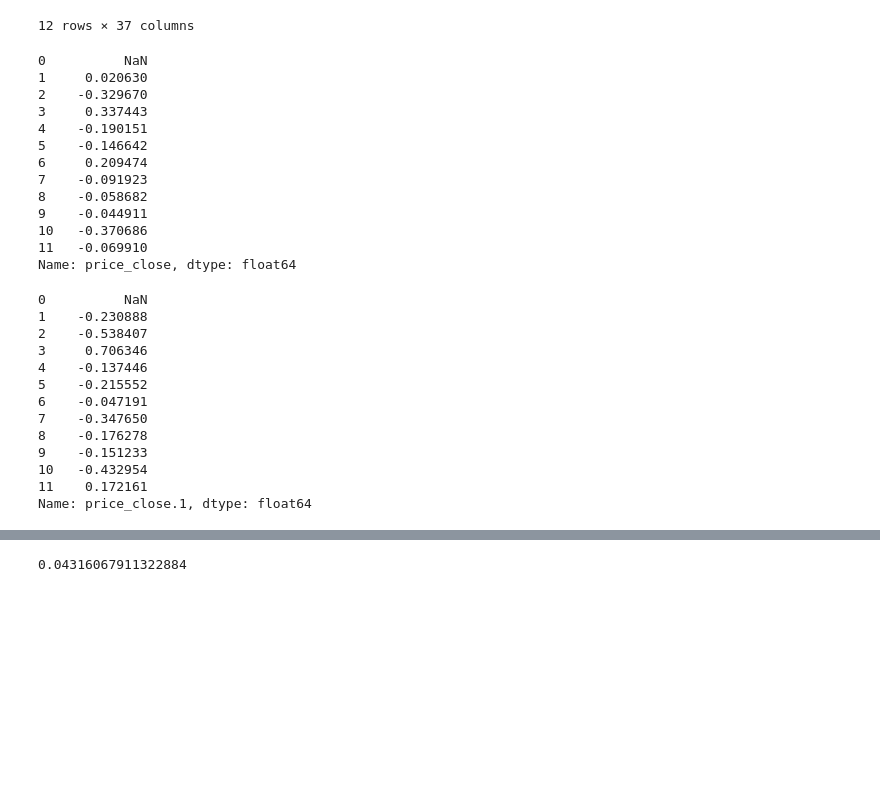
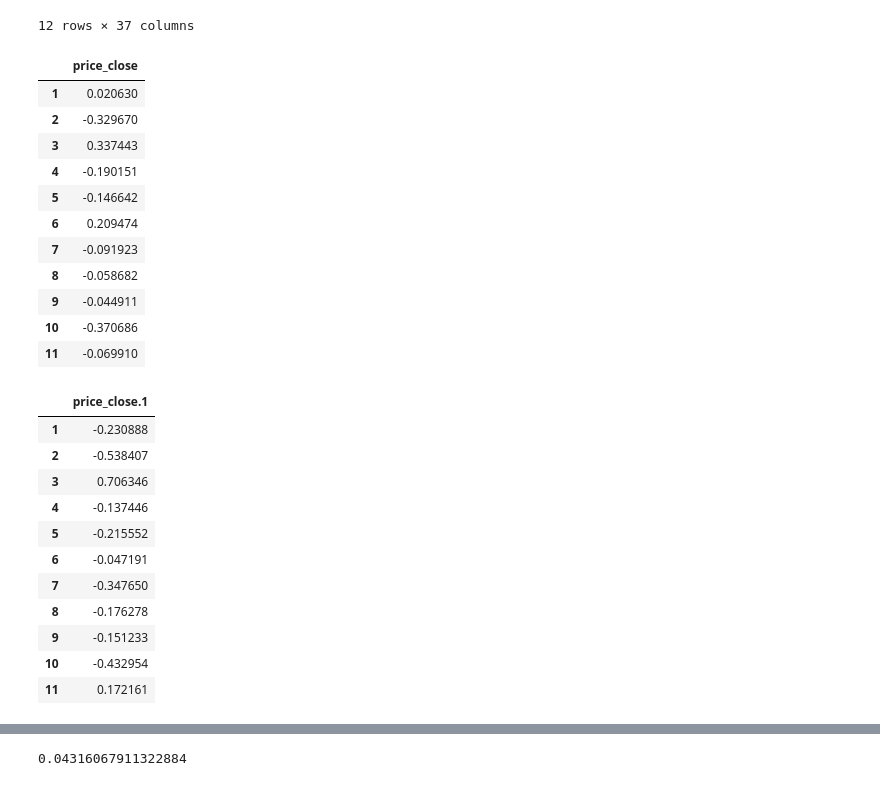
Before and after one commit to nathanduft44/Crypto_Corrisk, a Jupyter notebook: MB_folder/Analysis_2018.ipynb, the cells around one changed output, grey strips where cells are left out. Cells and saved outputs as stored; diff of their text form; code cells hidden in the pictures; blank space fills up the shorter version.

```diff
--- a/MB_folder/Analysis_2018.ipynb
+++ b/MB_folder/Analysis_2018.ipynb
@@ -49,41 +51,41 @@ crypto_data_2018_df
 # %%
 # STEP 3: CALCULATE Monthly RETURNS FOR EACH CURRENCY IN Designated Time range from  DATAFRAME, DROP NULL VALUES
 """
 
 Will need: .pct_change().dropna(inplace = True)
 
 """
-btc_2018 = crypto_data_2018_df['price_close'].pct_change()
-print(btc_2018)
+btc_2018 = crypto_data_2018_df['price_close'].pct_change().dropna()
+btc_2018_df = pd.DataFrame(btc_2018)
+btc_2018_df
 # %% [output]
-0          NaN
-1     0.020630
-2    -0.329670
-3     0.337443
-4    -0.190151
-5    -0.146642
-6     0.209474
-7    -0.091923
-8    -0.058682
-9    -0.044911
-10   -0.370686
-11   -0.069910
-Name: price_close, dtype: float64
+|  | price_close |
+| 1 | 0.020630 |
+| 2 | -0.329670 |
+| 3 | 0.337443 |
+| 4 | -0.190151 |
+| 5 | -0.146642 |
+| 6 | 0.209474 |
+| 7 | -0.091923 |
+| 8 | -0.058682 |
+| 9 | -0.044911 |
+| 10 | -0.370686 |
+| 11 | -0.069910 |
 # %%
-eth_2018 = crypto_data_2018_df['price_close.1'].pct_change()
-print(eth_2018)
+eth_2018 = crypto_data_2018_df['price_close.1'].pct_change().dropna()
+eth_2018_df = pd.DataFrame(eth_2018)
+eth_2018_df
 # %% [output]
-0          NaN
-1    -0.230888
-2    -0.538407
-3     0.706346
-4    -0.137446
-5    -0.215552
-6    -0.047191
-7    -0.347650
-8    -0.176278
-9    -0.151233
-10   -0.432954
-11    0.172161
-Name: price_close.1, dtype: float64
+|  | price_close.1 |
+| 1 | -0.230888 |
+| 2 | -0.538407 |
+| 3 | 0.706346 |
+| 4 | -0.137446 |
+| 5 | -0.215552 |
+| 6 | -0.047191 |
+| 7 | -0.347650 |
+| 8 | -0.176278 |
+| 9 | -0.151233 |
+| 10 | -0.432954 |
+| 11 | 0.172161 |
 # %%
```
Also changed, not shown: parts of 32 cells of this notebook.
